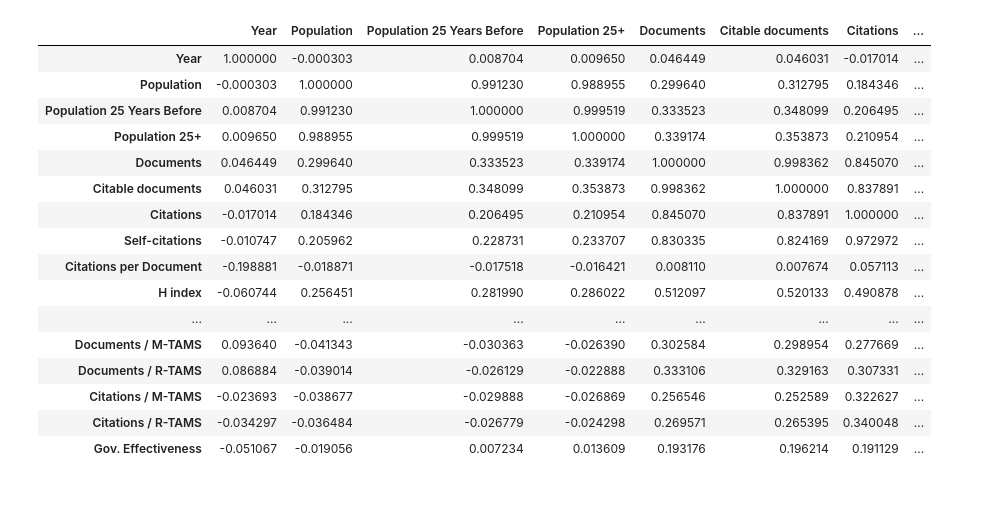
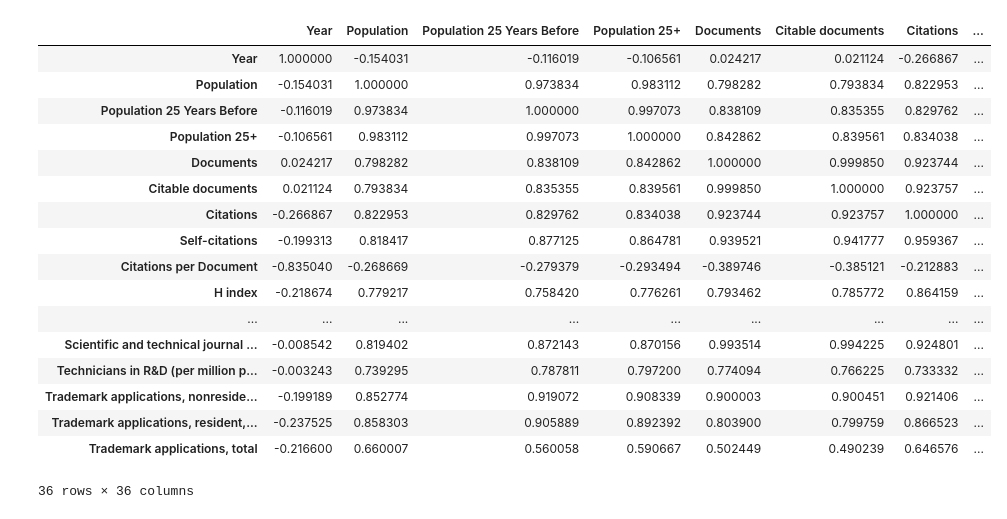
Before and after one commit to sadiogo/gdp_science, a Jupyter notebook: analyses/analyses_diogo.ipynb, the cells around one changed output. Saved outputs shown, nothing was run; the diff lists cells and outputs as text; code cells hidden in the pictures.

```diff
--- a/analyses/analyses_diogo.ipynb
+++ b/analyses/analyses_diogo.ipynb
@@ -188,23 +193,24 @@ Gov. Effectiveness             16312
 dtype: int64
 # %%
-df_saturated = df.dropna()
+df_saturated = df[(df['Subject'] == 'All')].dropna()
 
 df_saturated.corr()
 # %% [output]
 |  | Year | Population | Population 25 Years Before | Population 25+ | Documents | Citable documents | Citations | ... |
-| Year | 1.000000 | -0.000303 | 0.008704 | 0.009650 | 0.046449 | 0.046031 | -0.017014 | ... |
-| Population | -0.000303 | 1.000000 | 0.991230 | 0.988955 | 0.299640 | 0.312795 | 0.184346 | ... |
-| Population 25 Years Before | 0.008704 | 0.991230 | 1.000000 | 0.999519 | 0.333523 | 0.348099 | 0.206495 | ... |
-| Population 25+ | 0.009650 | 0.988955 | 0.999519 | 1.000000 | 0.339174 | 0.353873 | 0.210954 | ... |
-| Documents | 0.046449 | 0.299640 | 0.333523 | 0.339174 | 1.000000 | 0.998362 | 0.845070 | ... |
-| Citable documents | 0.046031 | 0.312795 | 0.348099 | 0.353873 | 0.998362 | 1.000000 | 0.837891 | ... |
-| Citations | -0.017014 | 0.184346 | 0.206495 | 0.210954 | 0.845070 | 0.837891 | 1.000000 | ... |
-| Self-citations | -0.010747 | 0.205962 | 0.228731 | 0.233707 | 0.830335 | 0.824169 | 0.972972 | ... |
-| Citations per Document | -0.198881 | -0.018871 | -0.017518 | -0.016421 | 0.008110 | 0.007674 | 0.057113 | ... |
-| H index | -0.060744 | 0.256451 | 0.281990 | 0.286022 | 0.512097 | 0.520133 | 0.490878 | ... |
+| Year | 1.000000 | -0.154031 | -0.116019 | -0.106561 | 0.024217 | 0.021124 | -0.266867 | ... |
+| Population | -0.154031 | 1.000000 | 0.973834 | 0.983112 | 0.798282 | 0.793834 | 0.822953 | ... |
+| Population 25 Years Before | -0.116019 | 0.973834 | 1.000000 | 0.997073 | 0.838109 | 0.835355 | 0.829762 | ... |
+| Population 25+ | -0.106561 | 0.983112 | 0.997073 | 1.000000 | 0.842862 | 0.839561 | 0.834038 | ... |
+| Documents | 0.024217 | 0.798282 | 0.838109 | 0.842862 | 1.000000 | 0.999850 | 0.923744 | ... |
+| Citable documents | 0.021124 | 0.793834 | 0.835355 | 0.839561 | 0.999850 | 1.000000 | 0.923757 | ... |
+| Citations | -0.266867 | 0.822953 | 0.829762 | 0.834038 | 0.923744 | 0.923757 | 1.000000 | ... |
+| Self-citations | -0.199313 | 0.818417 | 0.877125 | 0.864781 | 0.939521 | 0.941777 | 0.959367 | ... |
+| Citations per Document | -0.835040 | -0.268669 | -0.279379 | -0.293494 | -0.389746 | -0.385121 | -0.212883 | ... |
+| H index | -0.218674 | 0.779217 | 0.758420 | 0.776261 | 0.793462 | 0.785772 | 0.864159 | ... |
 | ... | ... | ... | ... | ... | ... | ... | ... | ... |
-| Documents / M-TAMS | 0.093640 | -0.041343 | -0.030363 | -0.026390 | 0.302584 | 0.298954 | 0.277669 | ... |
-| Documents / R-TAMS | 0.086884 | -0.039014 | -0.026129 | -0.022888 | 0.333106 | 0.329163 | 0.307331 | ... |
-| Citations / M-TAMS | -0.023693 | -0.038677 | -0.029888 | -0.026869 | 0.256546 | 0.252589 | 0.322627 | ... |
-| Citations / R-TAMS | -0.034297 | -0.036484 | -0.026779 | -0.024298 | 0.269571 | 0.265395 | 0.340048 | ... |
-| Gov. Effectiveness | -0.051067 | -0.019056 | 0.007234 | 0.013609 | 0.193176 | 0.196214 | 0.191129 | ... |
+| Scientific and technical journal ... | -0.008542 | 0.819402 | 0.872143 | 0.870156 | 0.993514 | 0.994225 | 0.924801 | ... |
+| Technicians in R&D (per million p... | -0.003243 | 0.739295 | 0.787811 | 0.797200 | 0.774094 | 0.766225 | 0.733332 | ... |
+| Trademark applications, nonreside... | -0.199189 | 0.852774 | 0.919072 | 0.908339 | 0.900003 | 0.900451 | 0.921406 | ... |
+| Trademark applications, resident,... | -0.237525 | 0.858303 | 0.905889 | 0.892392 | 0.803900 | 0.799759 | 0.866523 | ... |
+| Trademark applications, total | -0.216600 | 0.660007 | 0.560058 | 0.590667 | 0.502449 | 0.490239 | 0.646576 | ... |
+36 rows × 36 columns
```
Also changed, not shown: parts of 13 cells of this notebook, 56 other files.
